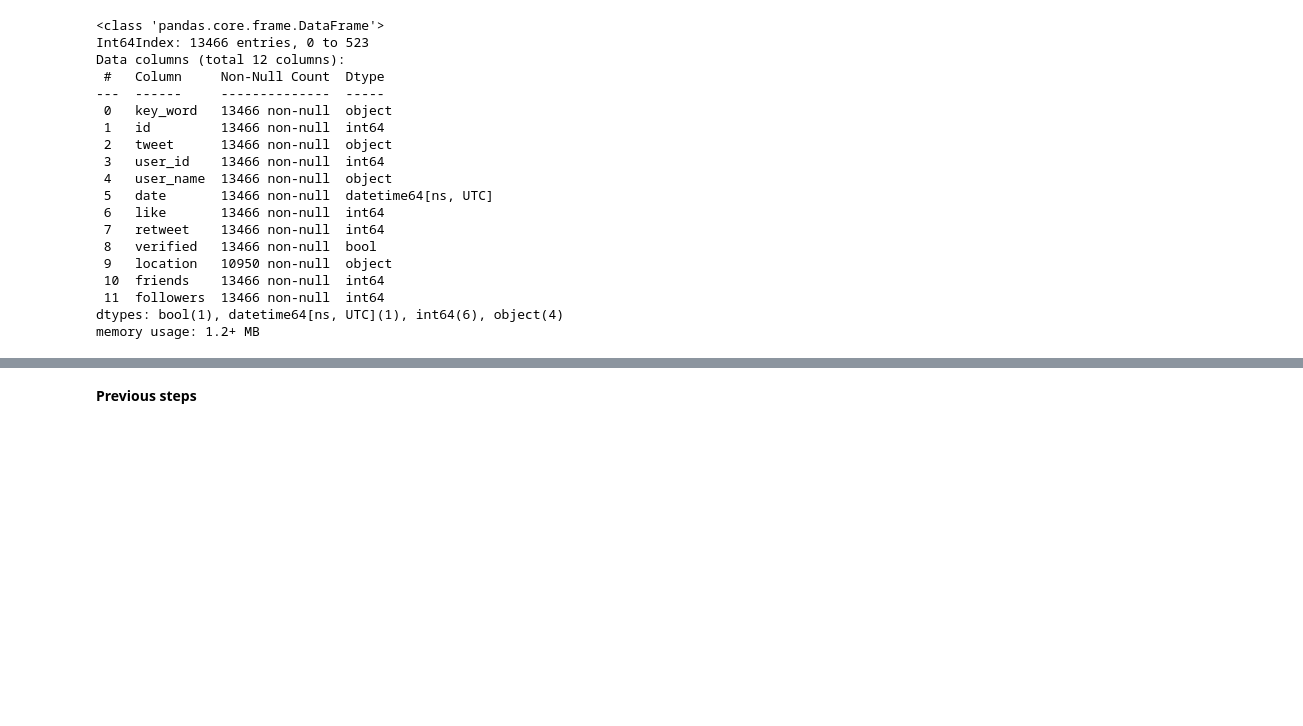
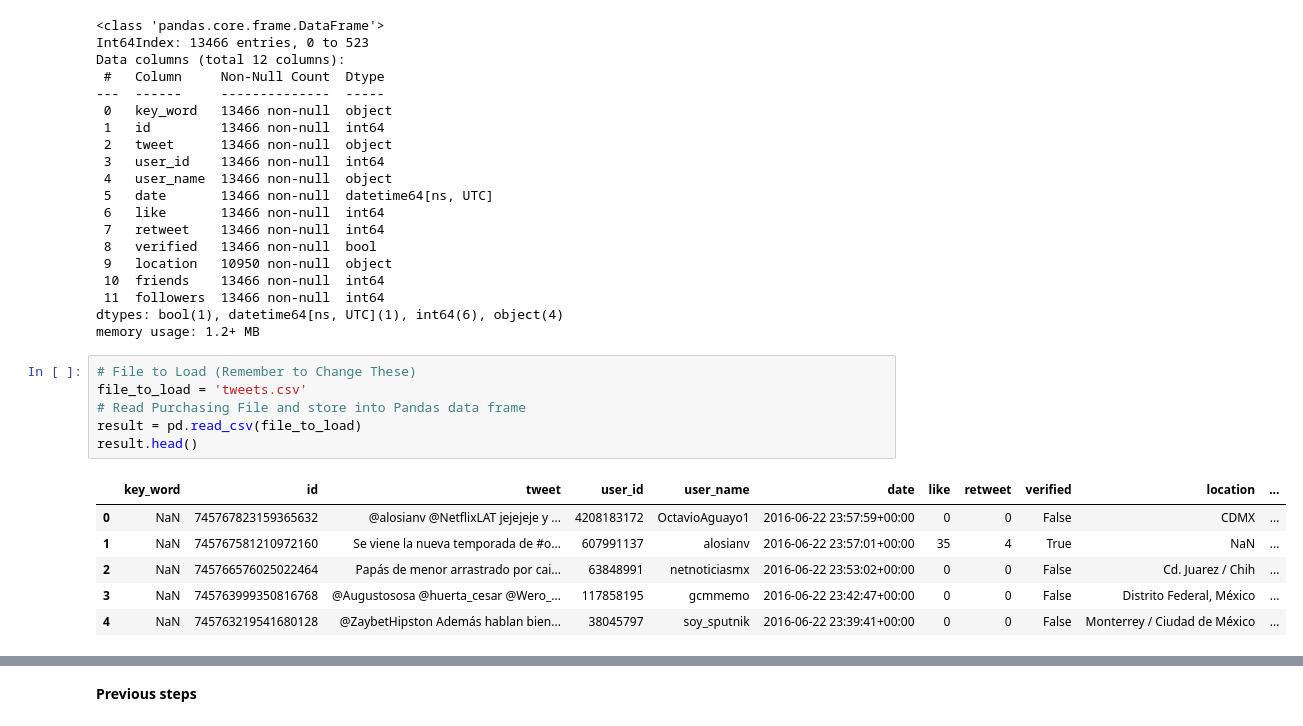
Before and after one commit to uriarriaga/Final_proyect, a Jupyter notebook: Database/TwitterPy.ipynb, the cells around one changed output, grey strips where cells are left out. Drawn from its saved outputs; the diff is of its cells as text; blank space fills up the shorter version.

```diff
--- a/Database/TwitterPy.ipynb
+++ b/Database/TwitterPy.ipynb
@@ -470,3 +470,16 @@ Data columns (total 12 columns):
  11  followers  13466 non-null  int64
 dtypes: bool(1), datetime64[ns, UTC](1), int64(6), object(4)
 memory usage: 1.2+ MB
+# %%
+# File to Load (Remember to Change These)
+file_to_load = 'tweets.csv'
+# Read Purchasing File and store into Pandas data frame
+result = pd.read_csv(file_to_load)
+result.head()
+# %% [output]
+|  | key_word | id | tweet | user_id | user_name | date | like | retweet | verified | location | ... |
+| 0 | NaN | 745767823159365632 | @alosianv @NetflixLAT jejejeje y ... | 4208183172 | OctavioAguayo1 | 2016-06-22 23:57:59+00:00 | 0 | 0 | False | CDMX | ... |
+| 1 | NaN | 745767581210972160 | Se viene la nueva temporada de #o... | 607991137 | alosianv | 2016-06-22 23:57:01+00:00 | 35 | 4 | True | NaN | ... |
+| 2 | NaN | 745766576025022464 | Papás de menor arrastrado por cai... | 63848991 | netnoticiasmx | 2016-06-22 23:53:02+00:00 | 0 | 0 | False | Cd. Juarez / Chih | ... |
+| 3 | NaN | 745763999350816768 | @Augustososa @huerta_cesar @Wero_... | 117858195 | gcmmemo | 2016-06-22 23:42:47+00:00 | 0 | 0 | False | Distrito Federal, México | ... |
+| 4 | NaN | 745763219541680128 | @ZaybetHipston Además hablan bien... | 38045797 | soy_sputnik | 2016-06-22 23:39:41+00:00 | 0 | 0 | False | Monterrey / Ciudad de México | ... |
```
Also changed, not shown: parts of 9 cells of this notebook, 2 other files.
